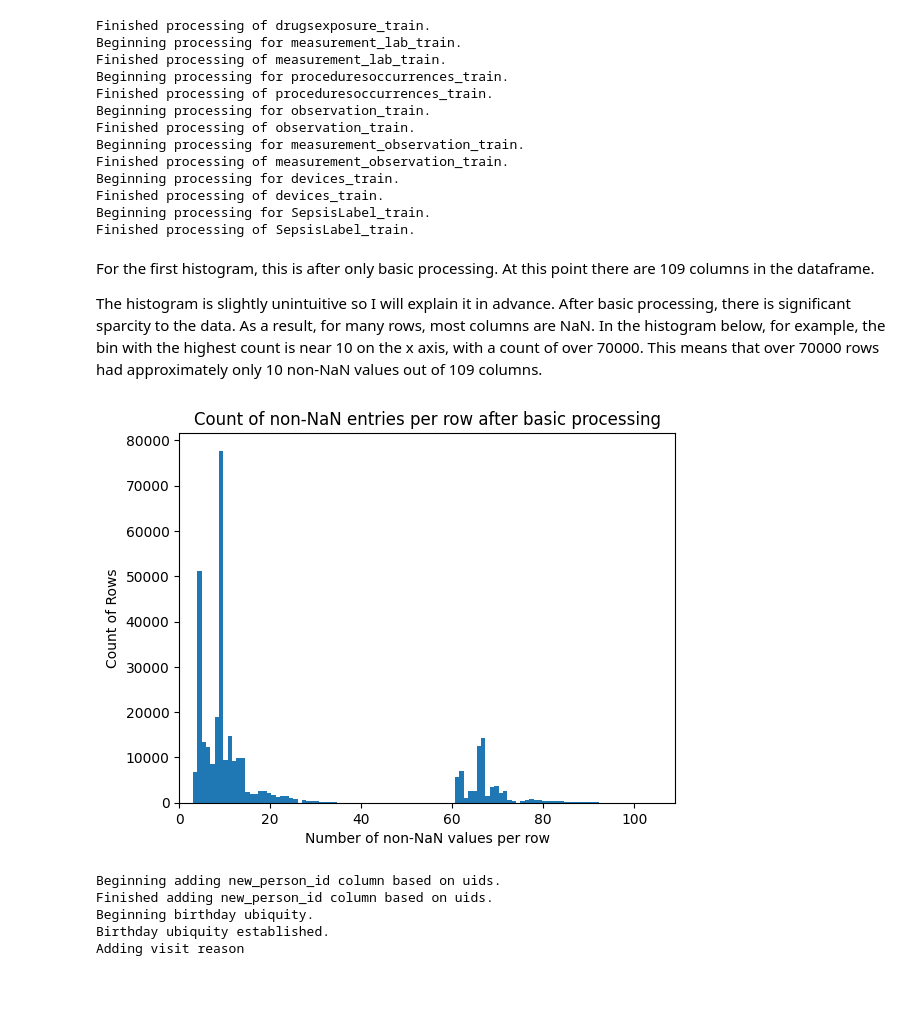
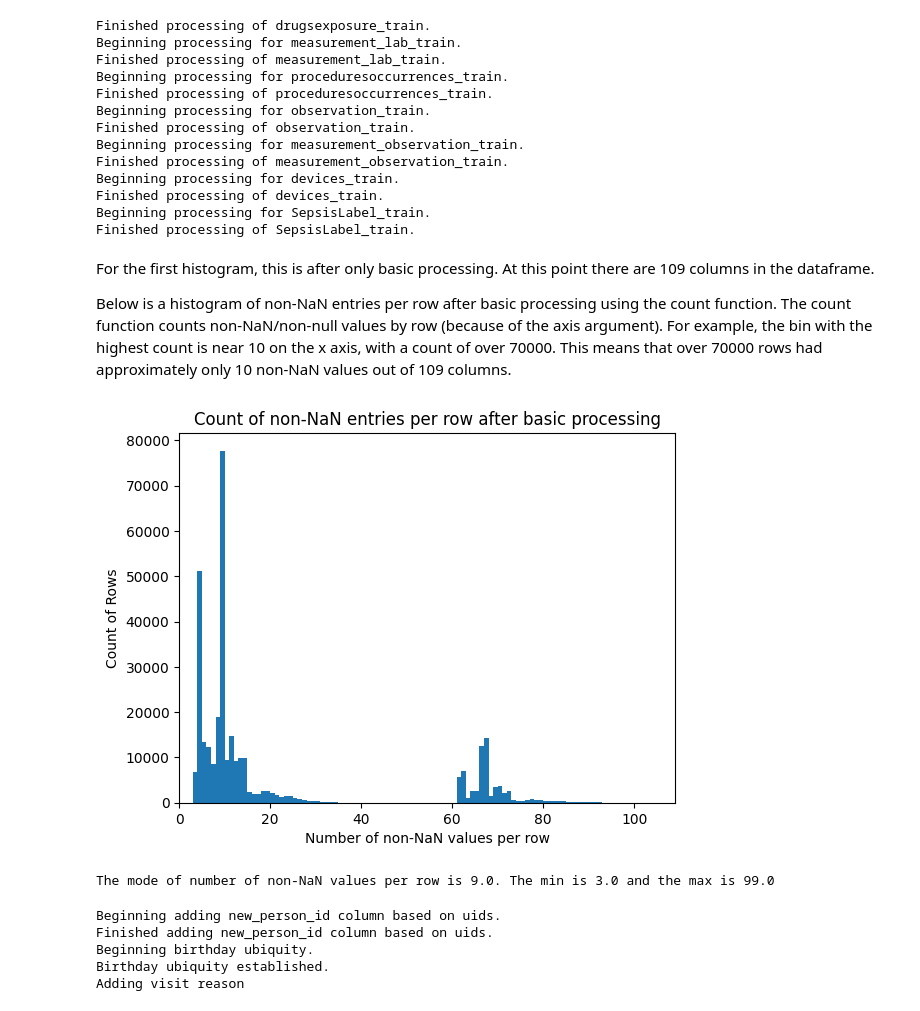
Before and after one commit to carseys/pediatric-sepsis-ml-kaggle, a Jupyter notebook: data_visualizations.ipynb, the cells around one changed output. Cells and saved outputs as stored; diff of their text form; code cells hidden in the pictures.

```diff
--- a/data_visualizations.ipynb
+++ b/data_visualizations.ipynb
@@ -32,15 +32,19 @@ Finished processing of SepsisLabel_train.
 # %% [markdown]
 For the first histogram, this is after only basic processing. At this point there are 109 columns in the dataframe.
 
-The histogram is slightly unintuitive so I will explain it in advance. After basic processing, there is significant sparcity to the data. As a result, for many rows, most columns are NaN. In the histogram below, for example, the bin with the highest count is near 10 on the x axis, with a count of over 70000. This means that over 70000 rows had approximately only 10 non-NaN values out of 109 columns.
+Below is a histogram of non-NaN entries per row after basic processing using the count function. The count function counts non-NaN/non-null values by row (because of the axis argument). For example, the bin with the highest count is near 10 on the x axis, with a count of over 70000. This means that over 70000 rows had approximately only 10 non-NaN values out of 109 columns.
 # %%
-bin_height, bin_width, _ = plt.hist(x=factors.count(axis=1),bins=100)
+bin_height, bin_width, _ = plt.hist(x=factors.count(axis=1),bins=np.arange(0,110,1))
 plt.title(label='Count of non-NaN entries per row after basic processing');
 plt.xlabel('Number of non-NaN values per row')
 plt.ylabel('Count of Rows')
 plt.xlim(0,109);
 # %% [output]
-[figure, old version]
+[figure, new version]
+# %%
+print(f'The mode of number of non-NaN values per row is {bin_width[np.argmax(bin_height)]}. The min is {np.min(bin_width[:-1][bin_height>0])} and the max is {np.max(bin_width[:-1][bin_height>0])}')
+# %% [output]
+The mode of number of non-NaN values per row is 9.0. The min is 3.0 and the max is 99.0
 # %%
 sepsis_data_processing = post_merge_process(data_dict=data_dict,factors=factors,data_type='train')
 sepsis_data_processing.post_join_processing_train(10000)
```
Also changed, not shown: parts of 3 cells of this notebook.
